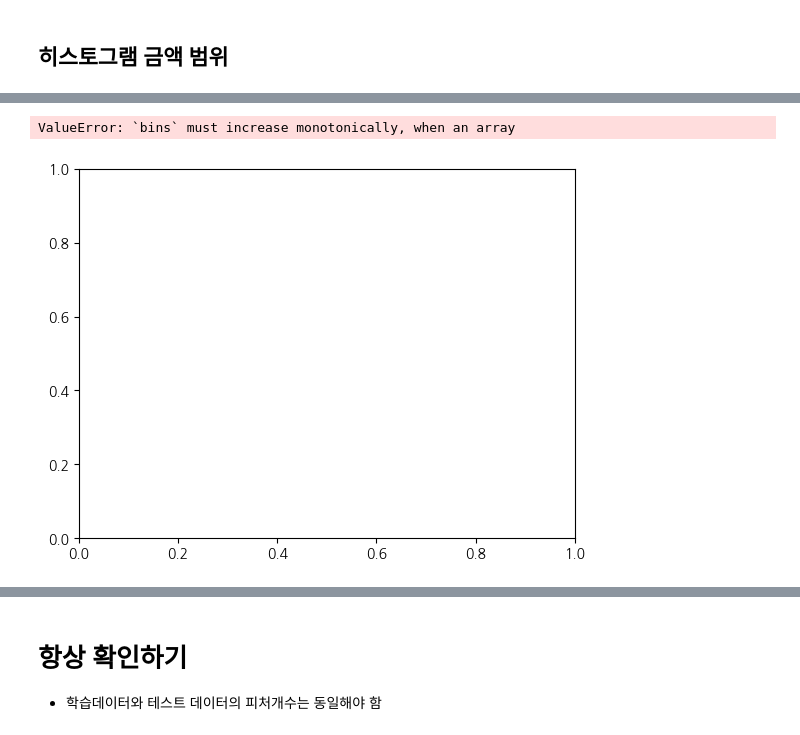
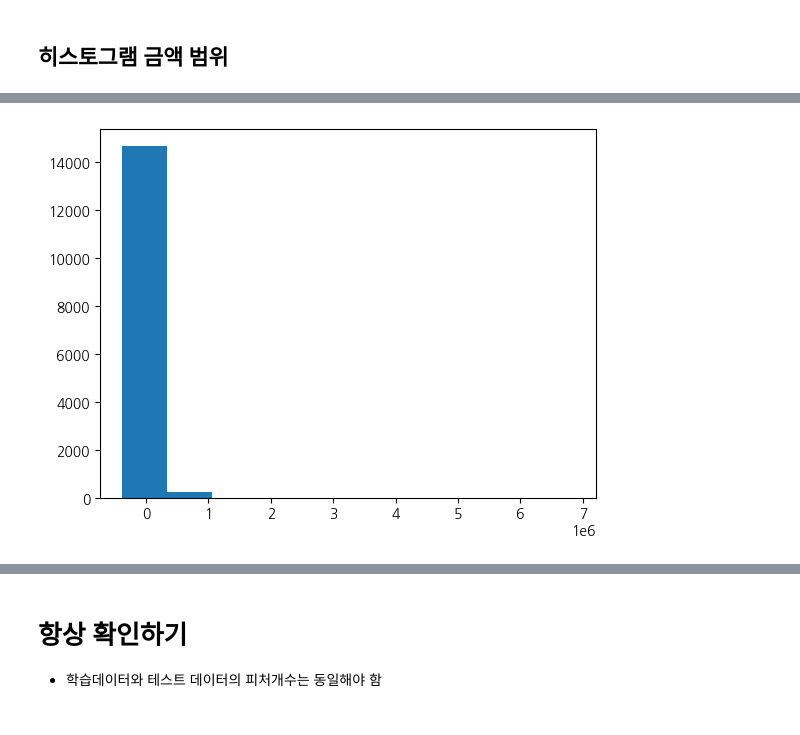
Before and after one commit to Kim-Yiji/FINAL-project, a Jupyter notebook: 특성추출_베이스라인코드_이희원.ipynb, the cells around one changed output, grey strips where cells are left out. Drawn from its saved outputs; the diff is of its cells as text; code cells hidden in the pictures.

```diff
--- a/특성추출_베이스라인코드_이희원.ipynb
+++ b/특성추출_베이스라인코드_이희원.ipynb
@@ -997,7 +1068,8 @@ SyntaxError: invalid syntax (<ipython-input-447-d7c8e00b6a0a>, line 2)
+# %%
+tmp = train_tr.groupby('ID')['구매가격'].mean()
 # %%
 fig, ax = plt.subplots()
-ax.hist(train_tr['구매가격'], bins=(0, 100000, 10000))
+ax.hist(tmp)
 plt.show()
 # %% [output]
-ValueError: `bins` must increase monotonically, when an array
-[figure, old version]
+[figure, new version]
```
Also changed, not shown: parts of 20 cells of this notebook.
